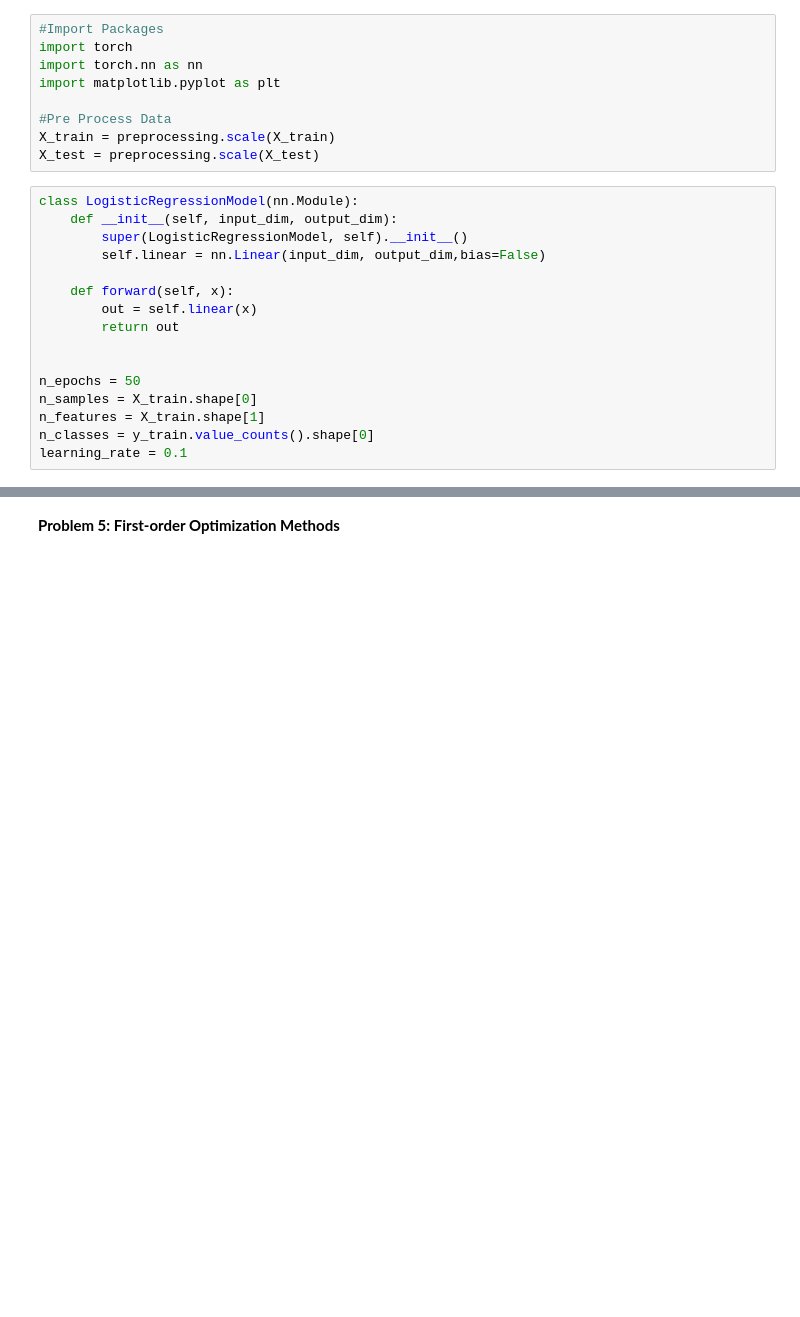
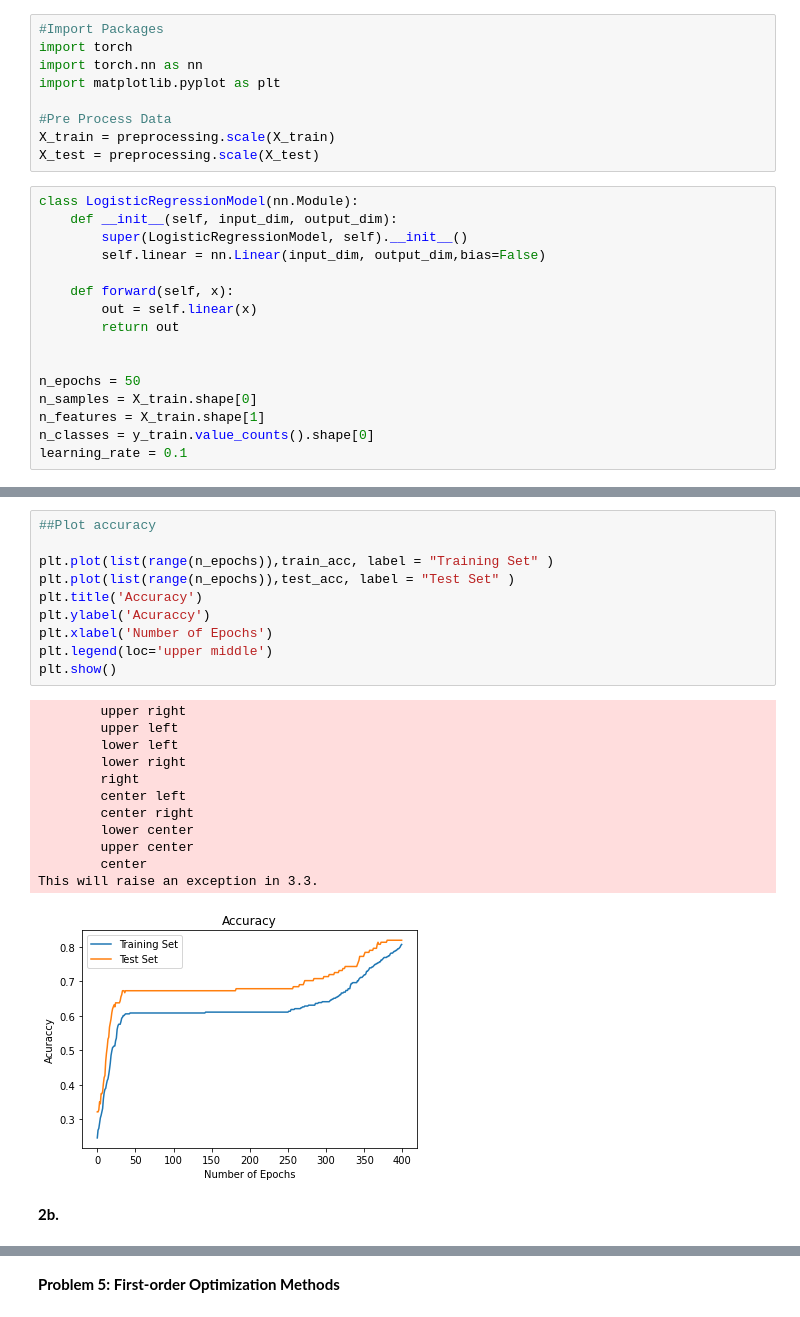
Before and after one commit to felipemontano10/DeepLearning, a Jupyter notebook: PS3_JFelipeMontanoCampos.ipynb, the cells around one changed output, grey strips where cells are left out. Saved outputs shown, nothing was run; the diff lists cells and outputs as text; blank space fills up the shorter version.

```diff
--- a/PS3_JFelipeMontanoCampos.ipynb
+++ b/PS3_JFelipeMontanoCampos.ipynb
@@ -184,0 +299,25 @@ plt.show()
+# %%
+##Plot accuracy
+
+plt.plot(list(range(n_epochs)),train_acc, label = "Training Set" )
+plt.plot(list(range(n_epochs)),test_acc, label = "Test Set" )
+plt.title('Accuracy')
+plt.ylabel('Acuraccy')
+plt.xlabel('Number of Epochs')
+plt.legend(loc='upper middle')
+plt.show()
+# %% [output]
+        upper right
+        upper left
+        lower left
+        lower right
+        right
+        center left
+        center right
+        lower center
+        upper center
+        center
+This will raise an exception in 3.3.
+[figure, added]
+# %% [markdown]
+**2b.**
```
Also changed, not shown: parts of 29 cells of this notebook.
